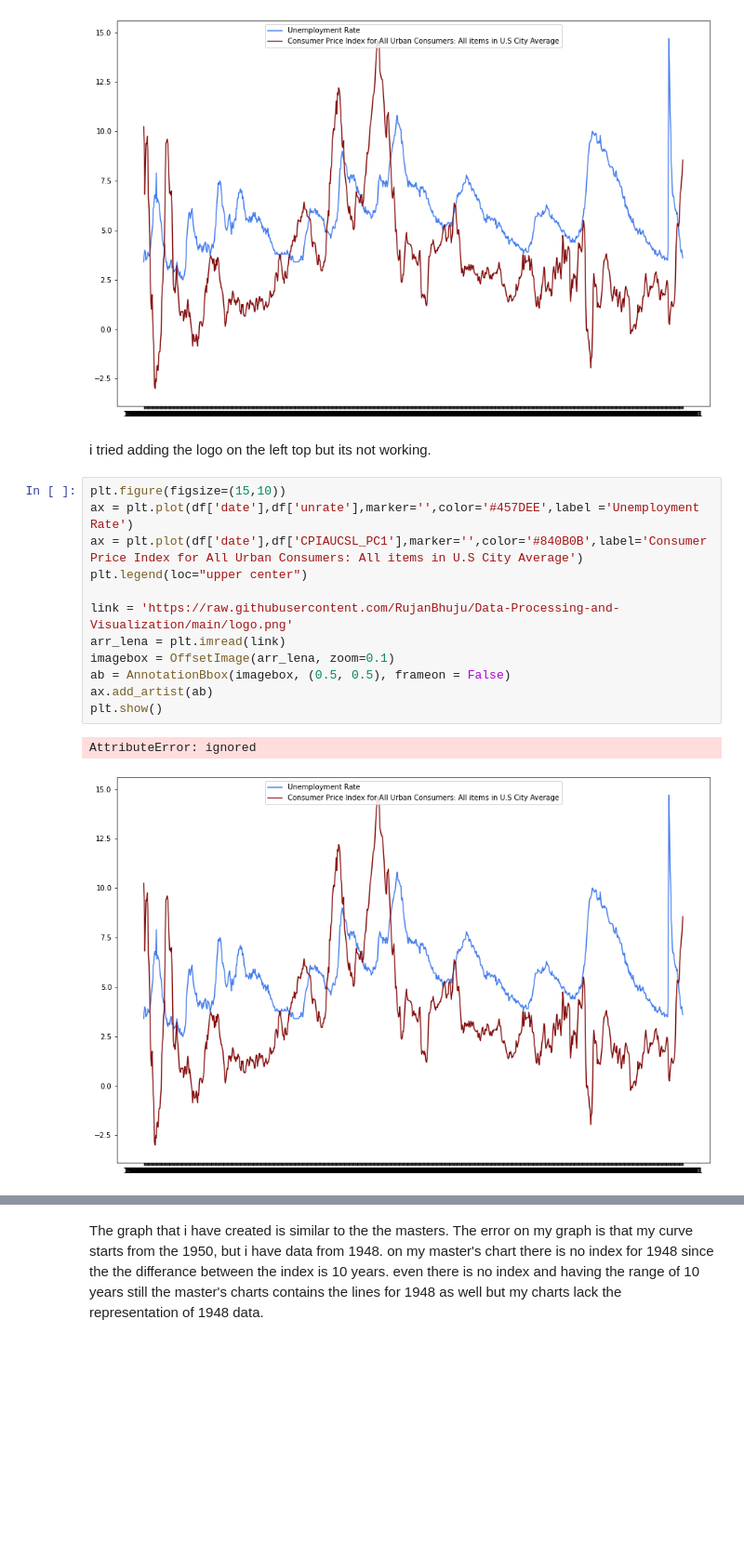
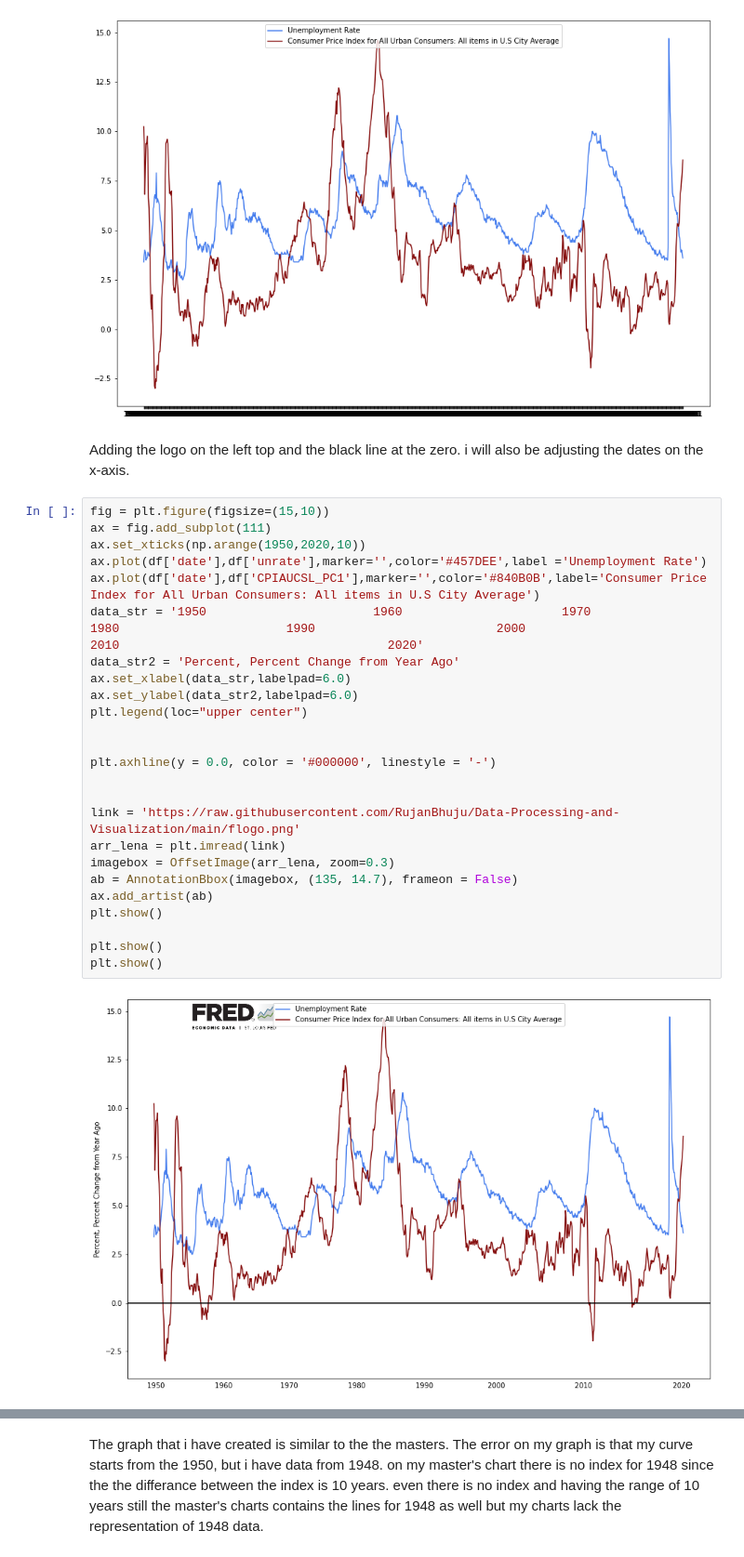
Before and after one commit to RujanBhuju/Data-Processing-and-Visualization, a Jupyter notebook: Recreate_final.ipynb, the cells around one changed output, grey strips where cells are left out. Shown at 93% size. Cells and saved outputs as stored; diff of their text form; blank space fills up the shorter version.

```diff
--- a/Recreate_final.ipynb
+++ b/Recreate_final.ipynb
@@ -59,20 +59,32 @@ plt.legend(loc="upper center")
 # %% [output]
 <matplotlib.legend.Legend at 0x...>
 [figure]
-# %% [markdown]
-i tried adding the logo on the left top but its not working.
+# %% [markdown]
+Adding the logo on the left top and the black line at the zero. i will also be adjusting the dates on the x-axis.
 # %%
-plt.figure(figsize=(15,10))
-ax = plt.plot(df['date'],df['unrate'],marker='',color='#457DEE',label ='Unemployment Rate')
-ax = plt.plot(df['date'],df['CPIAUCSL_PC1'],marker='',color='#840B0B',label='Consumer Price Index for All Urban Consumers: All items in U.S City Average')
+fig = plt.figure(figsize=(15,10))
+ax = fig.add_subplot(111)
+ax.set_xticks(np.arange(1950,2020,10))
+ax.plot(df['date'],df['unrate'],marker='',color='#457DEE',label ='Unemployment Rate')
+ax.plot(df['date'],df['CPIAUCSL_PC1'],marker='',color='#840B0B',label='Consumer Price Index for All Urban Consumers: All items in U.S City Average')
+data_str = '1950                       1960                      1970                       1980                       1990                         2000                                2010                                     2020'
+data_str2 = 'Percent, Percent Change from Year Ago'
+ax.set_xlabel(data_str,labelpad=6.0)
+ax.set_ylabel(data_str2,labelpad=6.0)
 plt.legend(loc="upper center")
 
-link = 'https://raw.githubusercontent.com/RujanBhuju/Data-Processing-and-Visualization/main/logo.png'
+
+plt.axhline(y = 0.0, color = '#000000', linestyle = '-')
+
+
+link = 'https://raw.githubusercontent.com/RujanBhuju/Data-Processing-and-Visualization/main/flogo.png'
 arr_lena = plt.imread(link)
-imagebox = OffsetImage(arr_lena, zoom=0.1)
-ab = AnnotationBbox(imagebox, (0.5, 0.5), frameon = False)
+imagebox = OffsetImage(arr_lena, zoom=0.3)
+ab = AnnotationBbox(imagebox, (135, 14.7), frameon = False)
 ax.add_artist(ab)
 plt.show()
+
+plt.show()
+plt.show()
 # %% [output]
-AttributeError: ignored
-[figure, old version]
+[figure, new version]
```
Also changed, not shown: parts of 2 cells of this notebook.
